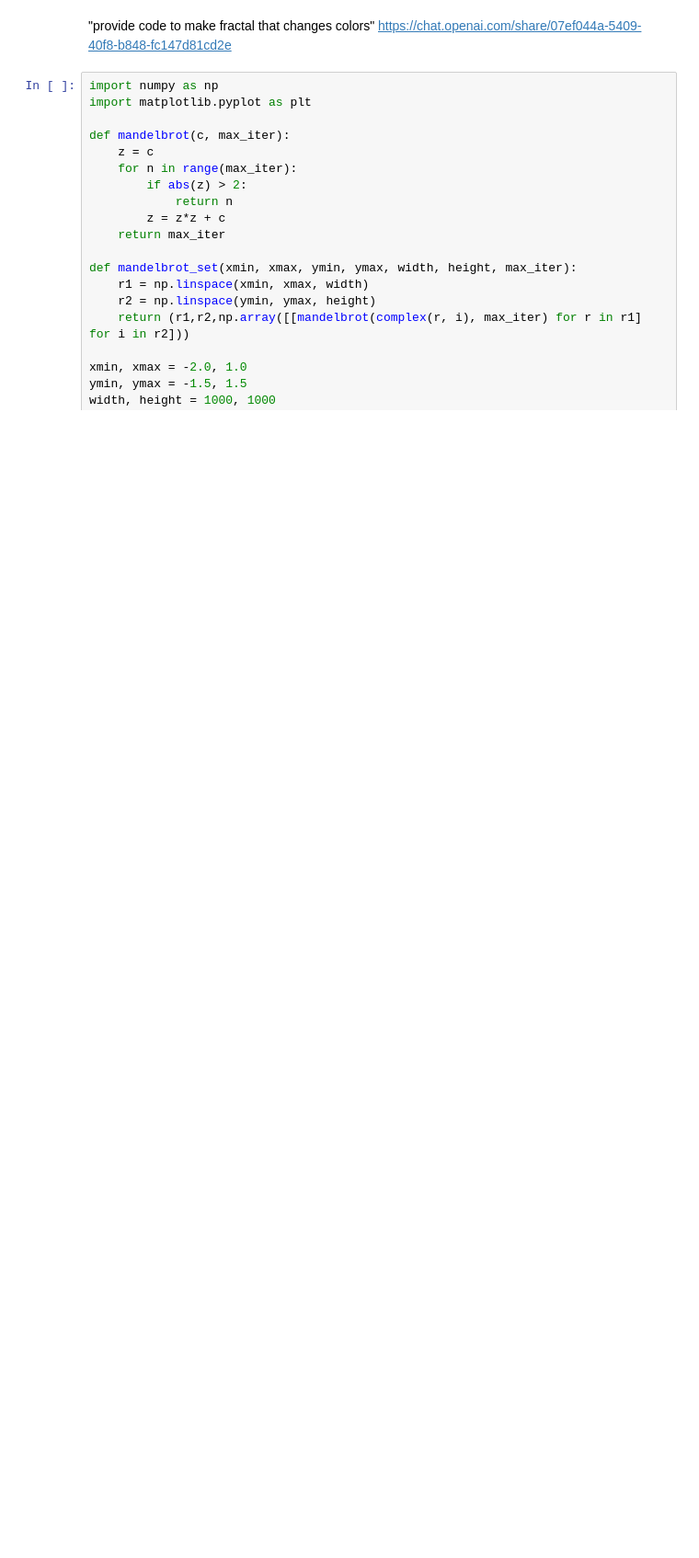
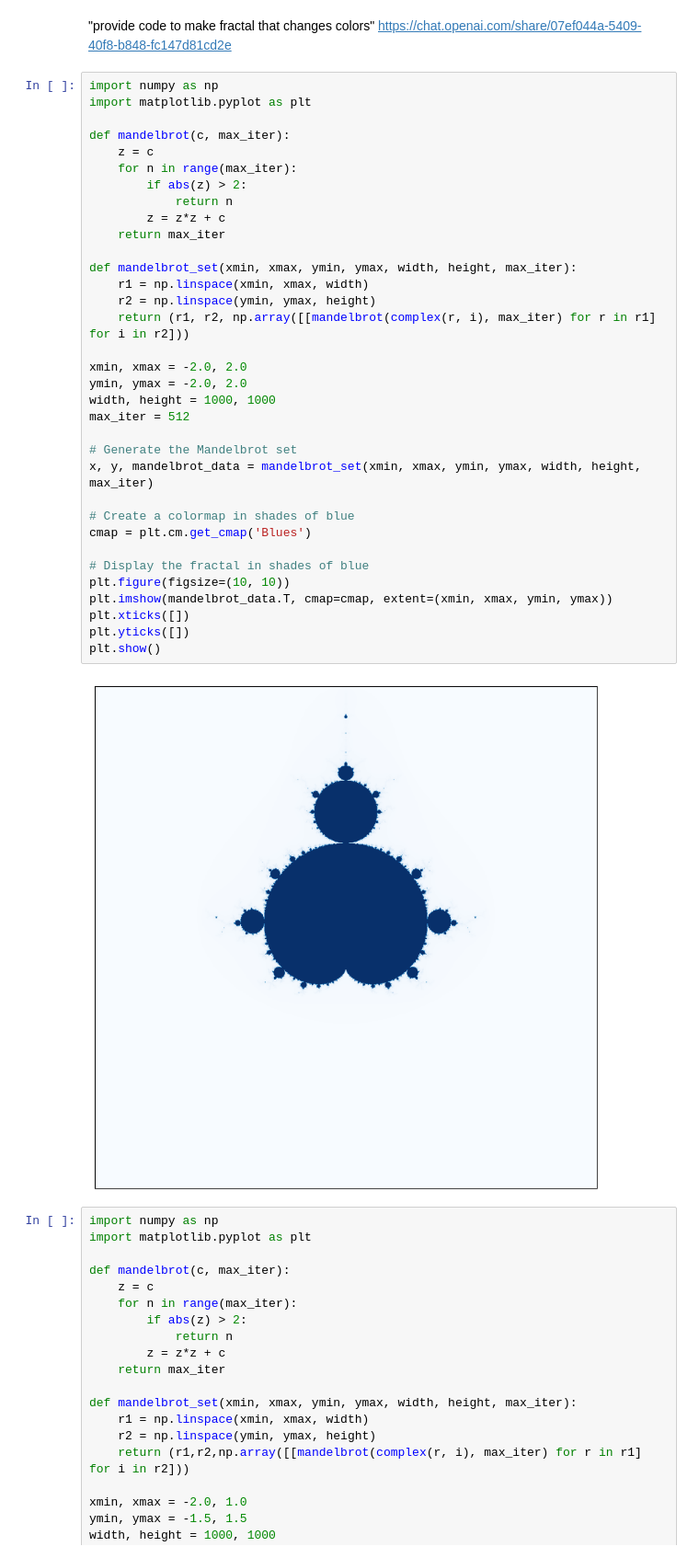
Before and after one commit to nelslindahlx/fractals, a Jupyter notebook: code_to_make_a_mandelbrot_fractal.ipynb, the cells around one changed output. Shown at 92% size. Saved outputs shown, nothing was run; the diff lists cells and outputs as text; blank space fills up the shorter version.

```diff
--- a/code_to_make_a_mandelbrot_fractal.ipynb
+++ b/code_to_make_a_mandelbrot_fractal.ipynb
@@ -3,6 +3,42 @@
 # %% [markdown]
 "provide code to make fractal that changes colors"
 https://chat.openai.com/share/07ef044a-5409-40f8-b848-fc147d81cd2e
+# %%
+import numpy as np
+import matplotlib.pyplot as plt
+
+def mandelbrot(c, max_iter):
+    z = c
+    for n in range(max_iter):
+        if abs(z) > 2:
+            return n
+        z = z*z + c
+    return max_iter
+
+def mandelbrot_set(xmin, xmax, ymin, ymax, width, height, max_iter):
+    r1 = np.linspace(xmin, xmax, width)
+    r2 = np.linspace(ymin, ymax, height)
+    return (r1, r2, np.array([[mandelbrot(complex(r, i), max_iter) for r in r1] for i in r2]))
+
+xmin, xmax = -2.0, 2.0
+ymin, ymax = -2.0, 2.0
+width, height = 1000, 1000
+max_iter = 512
+
+# Generate the Mandelbrot set
+x, y, mandelbrot_data = mandelbrot_set(xmin, xmax, ymin, ymax, width, height, max_iter)
+
+# Create a colormap in shades of blue
+cmap = plt.cm.get_cmap('Blues')
+
+# Display the fractal in shades of blue
+plt.figure(figsize=(10, 10))
+plt.imshow(mandelbrot_data.T, cmap=cmap, extent=(xmin, xmax, ymin, ymax))
+plt.xticks([])
+plt.yticks([])
+plt.show()
+# %% [output]
+[figure, added]
 # %%
 import numpy as np
 import matplotlib.pyplot as plt
```
